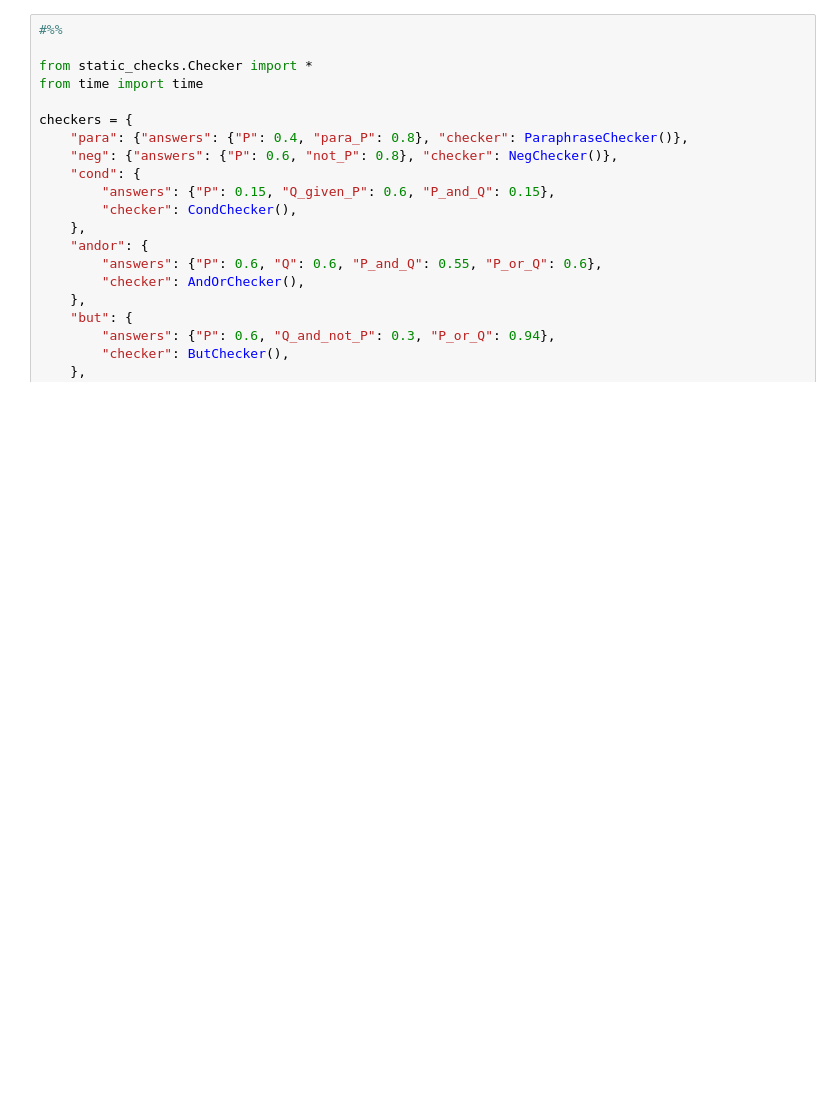
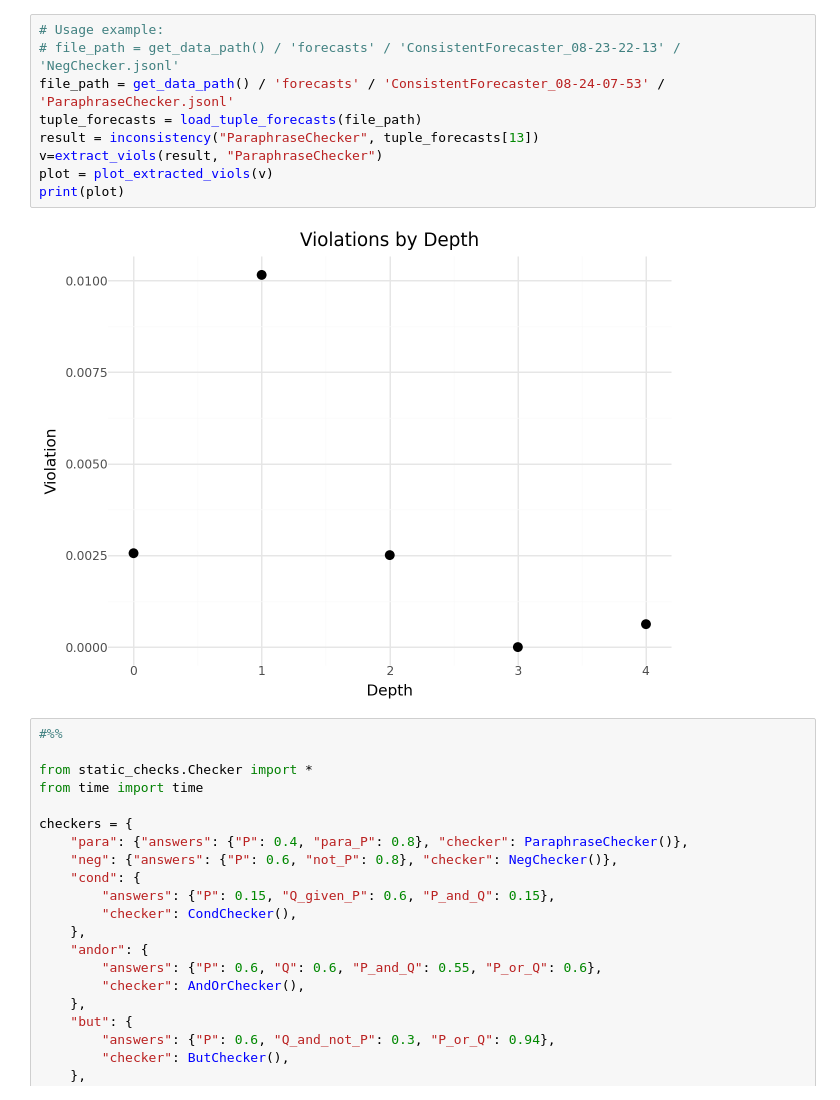
Before and after one commit to dpaleka/consistency-forecasting, a Jupyter notebook: src/playground.ipynb, the cells around one changed output. Drawn from its saved outputs; the diff is of its cells as text; blank space fills up the shorter version.

```diff
--- a/src/playground.ipynb
+++ b/src/playground.ipynb
@@ -5,3 +109,14 @@
+# %%
+# Usage example:
+# file_path = get_data_path() / 'forecasts' / 'ConsistentForecaster_08-23-22-13' / 'NegChecker.jsonl'
+file_path = get_data_path() / 'forecasts' / 'ConsistentForecaster_08-24-07-53' / 'ParaphraseChecker.jsonl'
+tuple_forecasts = load_tuple_forecasts(file_path)
+result = inconsistency("ParaphraseChecker", tuple_forecasts[13])
+v=extract_viols(result, "ParaphraseChecker")
+plot = plot_extracted_viols(v)
+print(plot)
+# %% [output]
+[figure, added]
 # %%
 #%%
 
```
Also changed, not shown: parts of 3 cells of this notebook, 56 other files.
